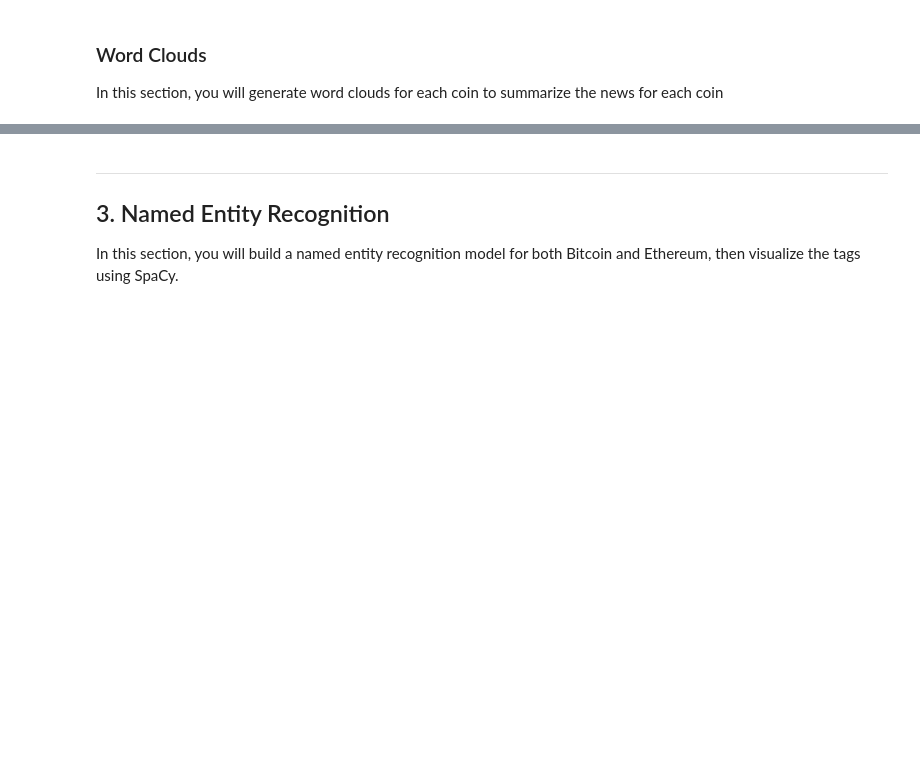
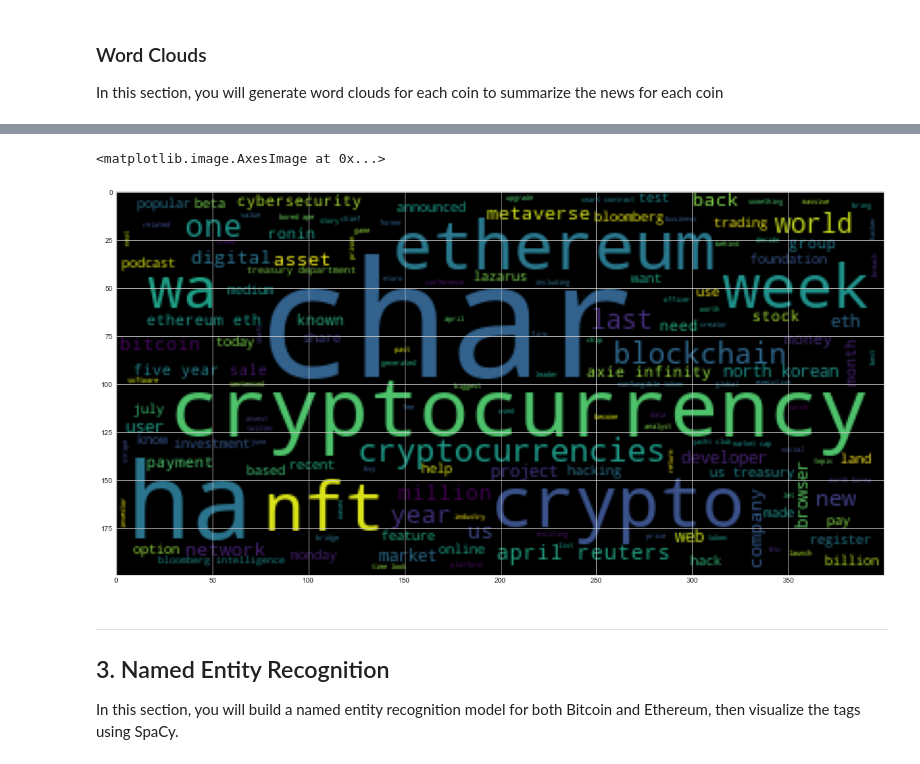
Before and after one commit to kxh3/NLP, a Jupyter notebook: main/crypto_sentiment.ipynb, the cells around one changed output, grey strips where cells are left out. Saved outputs shown, nothing was run; the diff lists cells and outputs as text; code cells hidden in the pictures; blank space fills up the shorter version.

```diff
--- a/main/crypto_sentiment.ipynb
+++ b/main/crypto_sentiment.ipynb
@@ -347,6 +348,11 @@ mpl.rcParams['figure.figsize'] = [20.0, 10.0]
 # %%
 # Generate the Ethereum word cloud
-# YOUR CODE HERE!
+ethereum_freq_join = ' '.join(ethereum_freq)
+wc = WordCloud().generate(ethereum_freq_join)
+plt.imshow(wc)
+# %% [output]
+<matplotlib.image.AxesImage at 0x...>
+[figure, added]
 # %% [markdown]
 ---
 ## 3. Named Entity Recognition
```
Also changed, not shown: parts of 25 cells of this notebook.
